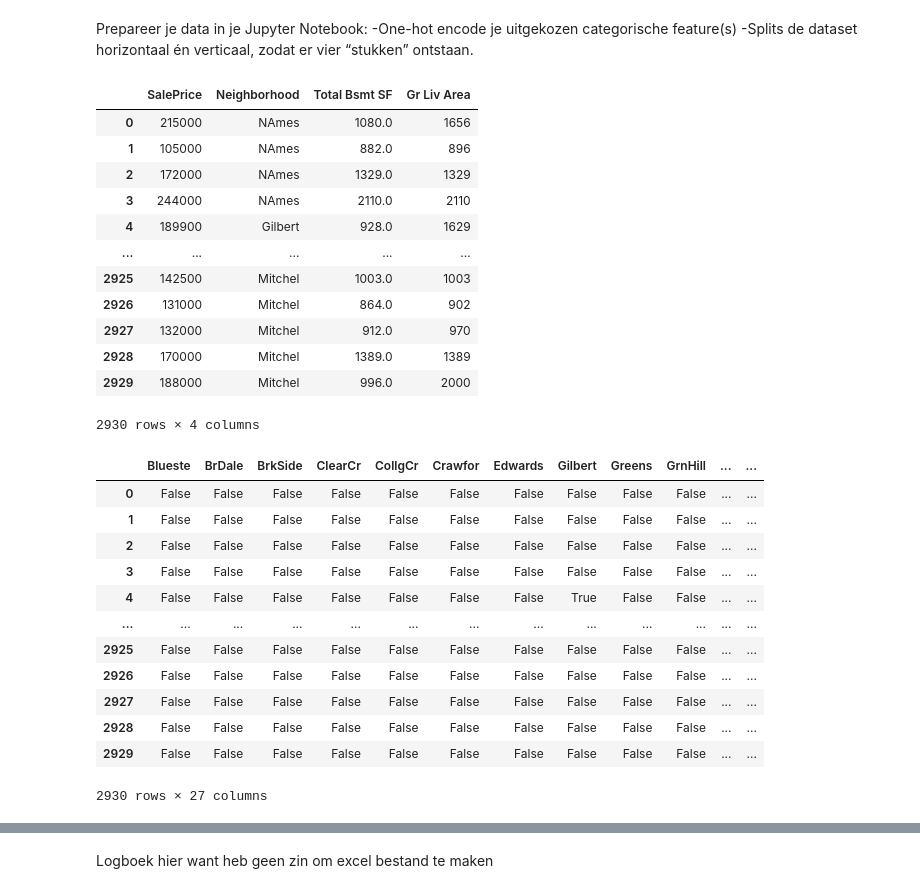
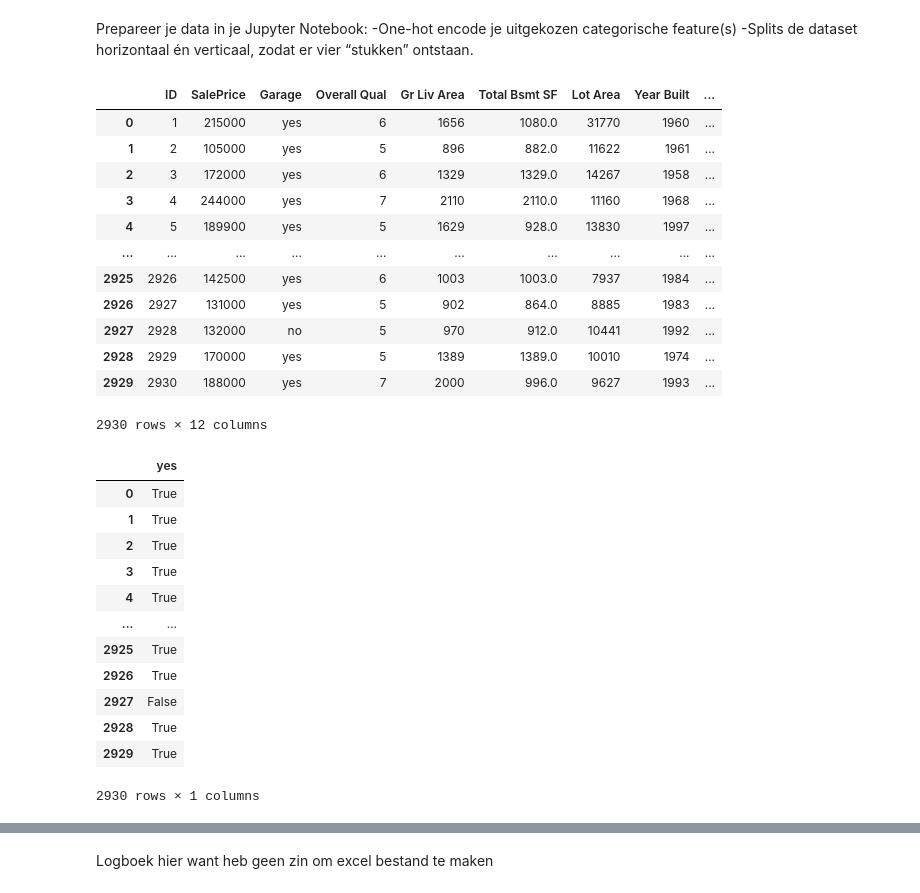
Before and after one commit to Alexanderdeweger/DEAI_portfolio, a Jupyter notebook: Week6/DA/OpdrachtenAlexander.ipynb, the cells around one changed output, grey strips where cells are left out. Drawn from its saved outputs; the diff is of its cells as text; code cells hidden in the pictures.

```diff
--- a/Week6/DA/OpdrachtenAlexander.ipynb
+++ b/Week6/DA/OpdrachtenAlexander.ipynb
@@ -45,37 +45,41 @@ Prepareer je data in je Jupyter Notebook:
     -One-hot encode je uitgekozen categorische feature(s)
     -Splits de dataset horizontaal én verticaal, zodat er vier “stukken” ontstaan.
 # %%
-dataset = dataset.loc[:,['SalePrice', 'Neighborhood', 'Total Bsmt SF', 'Gr Liv Area']]
+#dataset = dataset.loc[:,['SalePrice', 'Overall Qual',	'Gr Liv Area',	'Neighborhood', 'House Style']]
 dataset
 # %% [output]
-|  | SalePrice | Neighborhood | Total Bsmt SF | Gr Liv Area |
-| 0 | 215000 | NAmes | 1080.0 | 1656 |
-| 1 | 105000 | NAmes | 882.0 | 896 |
-| 2 | 172000 | NAmes | 1329.0 | 1329 |
-| 3 | 244000 | NAmes | 2110.0 | 2110 |
-| 4 | 189900 | Gilbert | 928.0 | 1629 |
-| ... | ... | ... | ... | ... |
-| 2925 | 142500 | Mitchel | 1003.0 | 1003 |
-| 2926 | 131000 | Mitchel | 864.0 | 902 |
-| 2927 | 132000 | Mitchel | 912.0 | 970 |
-| 2928 | 170000 | Mitchel | 1389.0 | 1389 |
-| 2929 | 188000 | Mitchel | 996.0 | 2000 |
+|  | ID | SalePrice | Garage | Overall Qual | Gr Liv Area | Total Bsmt SF | Lot Area | Year Built | ... |
+| 0 | 1 | 215000 | yes | 6 | 1656 | 1080.0 | 31770 | 1960 | ... |
+| 1 | 2 | 105000 | yes | 5 | 896 | 882.0 | 11622 | 1961 | ... |
+| 2 | 3 | 172000 | yes | 6 | 1329 | 1329.0 | 14267 | 1958 | ... |
+| 3 | 4 | 244000 | yes | 7 | 2110 | 2110.0 | 11160 | 1968 | ... |
+| 4 | 5 | 189900 | yes | 5 | 1629 | 928.0 | 13830 | 1997 | ... |
+| ... | ... | ... | ... | ... | ... | ... | ... | ... | ... |
+| 2925 | 2926 | 142500 | yes | 6 | 1003 | 1003.0 | 7937 | 1984 | ... |
+| 2926 | 2927 | 131000 | yes | 5 | 902 | 864.0 | 8885 | 1983 | ... |
+| 2927 | 2928 | 132000 | no | 5 | 970 | 912.0 | 10441 | 1992 | ... |
+| 2928 | 2929 | 170000 | yes | 5 | 1389 | 1389.0 | 10010 | 1974 | ... |
+| 2929 | 2930 | 188000 | yes | 7 | 2000 | 996.0 | 9627 | 1993 | ... |
-2930 rows × 4 columns
+2930 rows × 12 columns
 # %%
-Style = pd.get_dummies(dataset.loc[:, 'Neighborhood'], drop_first=True)
-Style
+Style1 = pd.get_dummies(dataset.loc[:, 'Neighborhood'], drop_first=True)
+Style1
+Style2 = pd.get_dummies(dataset.loc[:, 'House Style'], drop_first=True)
+Style2
+Style3 = pd.get_dummies(dataset.loc[:, 'Garage'], drop_first=True)
+Style3
 # %% [output]
-|  | Blueste | BrDale | BrkSide | ClearCr | CollgCr | Crawfor | Edwards | Gilbert | Greens | GrnHill | ... | ... |
-| 0 | False | False | False | False | False | False | False | False | False | False | ... | ... |
-| 1 | False | False | False | False | False | False | False | False | False | False | ... | ... |
-| 2 | False | False | False | False | False | False | False | False | False | False | ... | ... |
-| 3 | False | False | False | False | False | False | False | False | False | False | ... | ... |
-| 4 | False | False | False | False | False | False | False | True | False | False | ... | ... |
-| ... | ... | ... | ... | ... | ... | ... | ... | ... | ... | ... | ... | ... |
-| 2925 | False | False | False | False | False | False | False | False | False | False | ... | ... |
-| 2926 | False | False | False | False | False | False | False | False | False | False | ... | ... |
-| 2927 | False | False | False | False | False | False | False | False | False | False | ... | ... |
-| 2928 | False | False | False | False | False | False | False | False | False | False | ... | ... |
-| 2929 | False | False | False | False | False | False | False | False | False | False | ... | ... |
+|  | yes |
+| 0 | True |
+| 1 | True |
+| 2 | True |
+| 3 | True |
+| 4 | True |
+| ... | ... |
+| 2925 | True |
+| 2926 | True |
+| 2927 | False |
+| 2928 | True |
+| 2929 | True |
-2930 rows × 27 columns
+2930 rows × 1 columns
 # %%
```
Also changed, not shown: parts of 6 cells of this notebook, 10 other files.
